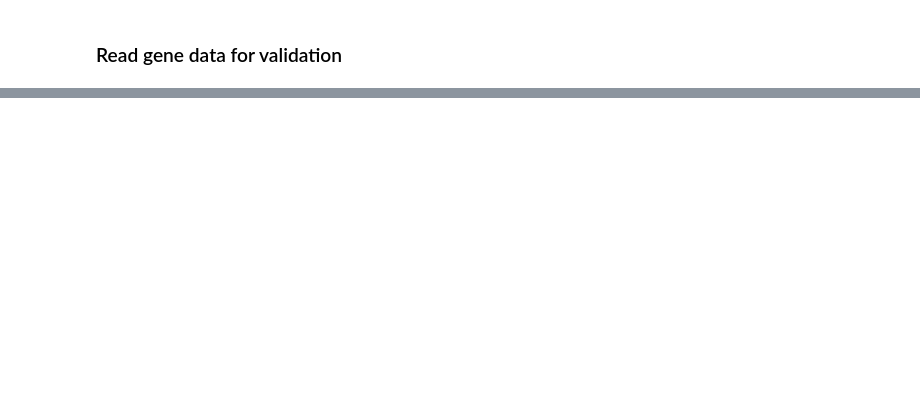
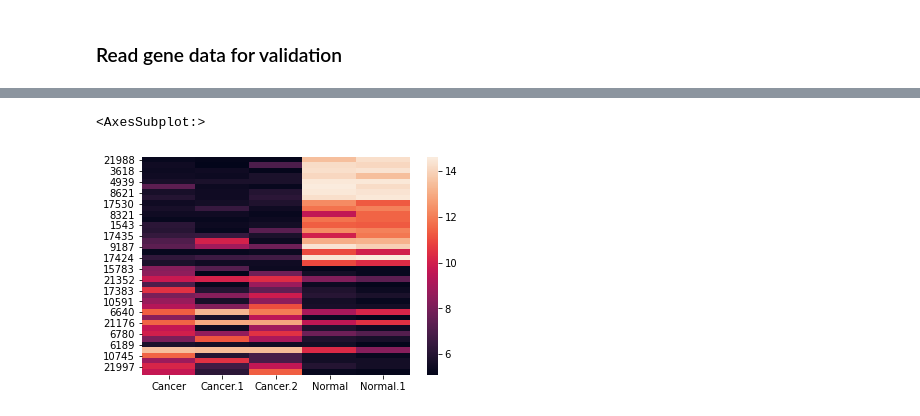
Before and after one commit to mzamayias/uni-work, a Jupyter notebook: lab/assignments/assignment_1/assignment_1.ipynb, the cells around one changed output, grey strips where cells are left out. Cells and saved outputs as stored; diff of their text form; code cells hidden in the pictures; blank space fills up the shorter version.

```diff
--- a/lab/assignments/assignment_1/assignment_1.ipynb
+++ b/lab/assignments/assignment_1/assignment_1.ipynb
@@ -9,7 +9,7 @@ from scipy import stats
 # %% [markdown]
 ### Read gene data
 # %%
-genes_to_analyse = pd.read_csv("http://139.91.190.186/tei/bioinformatics/assignment.txt", sep="\t")
+genes_to_analyse = pd.read_csv("assignment.txt", sep="\t")
 # %% [markdown]
 ### Graph first 40 genes
 # %%
@@ -173,5 +189,5 @@ slice_q_value_means_delta_sorted_genes[['Gene']]
 # %% [markdown]
 ### Read gene data for validation
 # %%
-genes_to_validate = pd.read_csv("http://139.91.190.186/tei/bioinformatics/assignment_validate.txt", sep="\t")
+genes_to_validate = pd.read_csv("assignment_validate.txt", sep="\t")
 # %% [markdown]
@@ -178,0 +195,6 @@ genes_to_validate = pd.read_csv("http://139.91.190.186/tei/bioinformatics/assign
+# %%
+gene_slice = pd.DataFrame([
+    genes_to_validate.loc[gene_index]
+    for gene_index in slice_q_value_means_delta_sorted_genes.index
+    if gene_index in genes_to_validate.index
+])
@@ -179,2 +205,2 @@ genes_to_validate = pd.read_csv("http://139.91.190.186/tei/bioinformatics/assign
 # %%
-gene_slice = genes_to_validate.loc[genes_to_validate['Gene'].isin(slice_q_value_means_delta_sorted_genes['Gene'])].drop_duplicates()
+# gene_slice = genes_to_validate.loc[genes_to_validate['index'].isin(slice_q_value_means_delta_sorted_genes['index'])]
@@ -182,0 +211,5 @@ check =  slice_q_value_means_delta_sorted_genes.loc[slice_q_value_means_delta_so
+# %%
+sns.heatmap(gene_slice.iloc[:, 1:])
+# %% [output]
+<AxesSubplot:>
+[figure, added]
```
Also changed, not shown: parts of 10 cells of this notebook.
